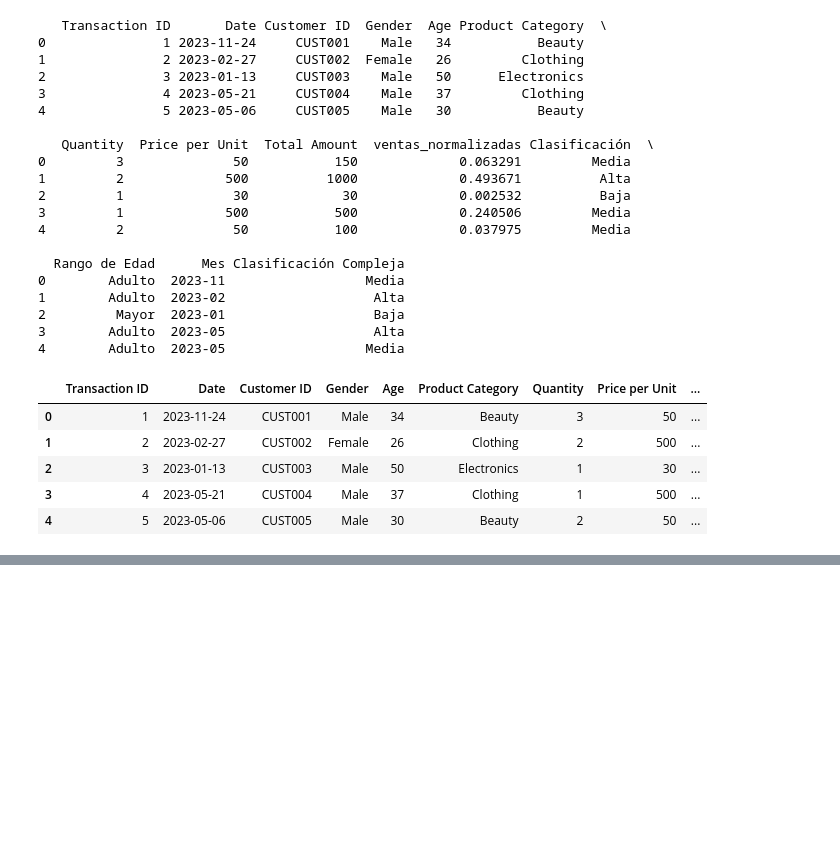
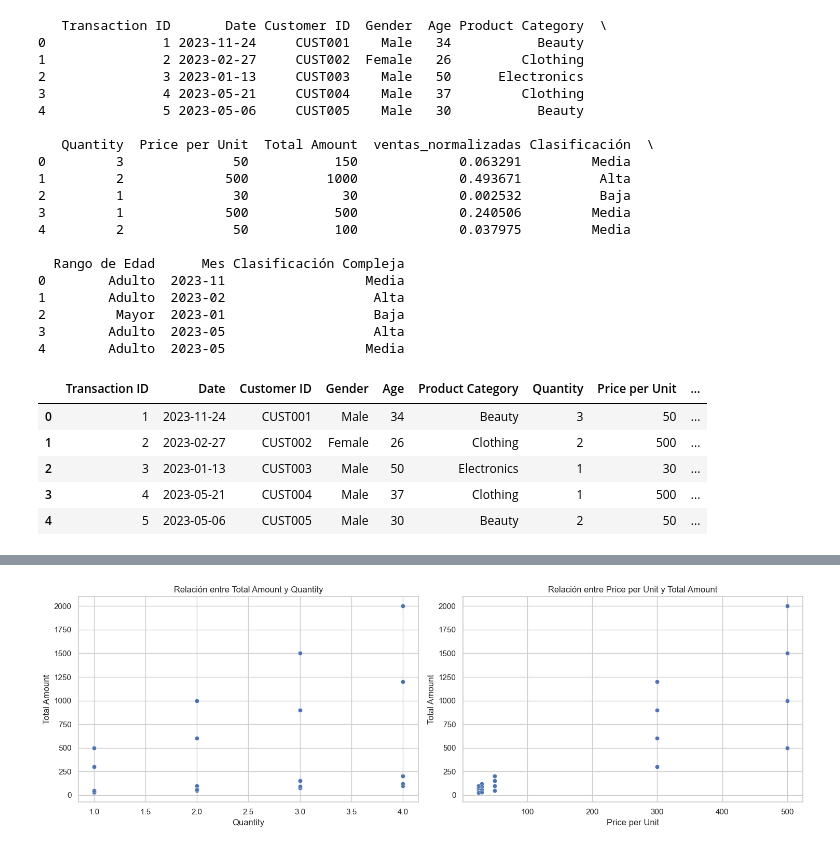
Before and after one commit to amswilli/retail-sales-analysis, a Jupyter notebook: notebooks/Pandas2.ipynb, the cells around one changed output, grey strips where cells are left out. Saved outputs shown, nothing was run; the diff lists cells and outputs as text; code cells hidden in the pictures; blank space fills up the shorter version.

```diff
--- a/notebooks/Pandas2.ipynb
+++ b/notebooks/Pandas2.ipynb
@@ -345,0 +423,25 @@ df.head()
+# %%
+# Configuración de estilo de seaborn
+sns.set(style="whitegrid")
+
+# Crear gráficos de dispersión
+plt.figure(figsize=(15, 5))
+
+# Gráfico de dispersión de Total Amount vs Quantity
+plt.subplot(1, 2, 1)
+sns.scatterplot(x='Quantity', y='Total Amount', data=df, alpha=0.7)
+plt.title('Relación entre Total Amount y Quantity')
+plt.xlabel('Quantity')
+plt.ylabel('Total Amount')
+
+# Gráfico de dispersión de Price per Unit vs Total Amount
+plt.subplot(1, 2, 2)
+sns.scatterplot(x='Price per Unit', y='Total Amount', data=df, alpha=0.7)
+plt.title('Relación entre Price per Unit y Total Amount')
+plt.xlabel('Price per Unit')
+plt.ylabel('Total Amount')
+
+plt.tight_layout()
+plt.show()
+# %% [output]
+[figure, added]
```
Also changed, not shown: parts of 8 cells of this notebook.
